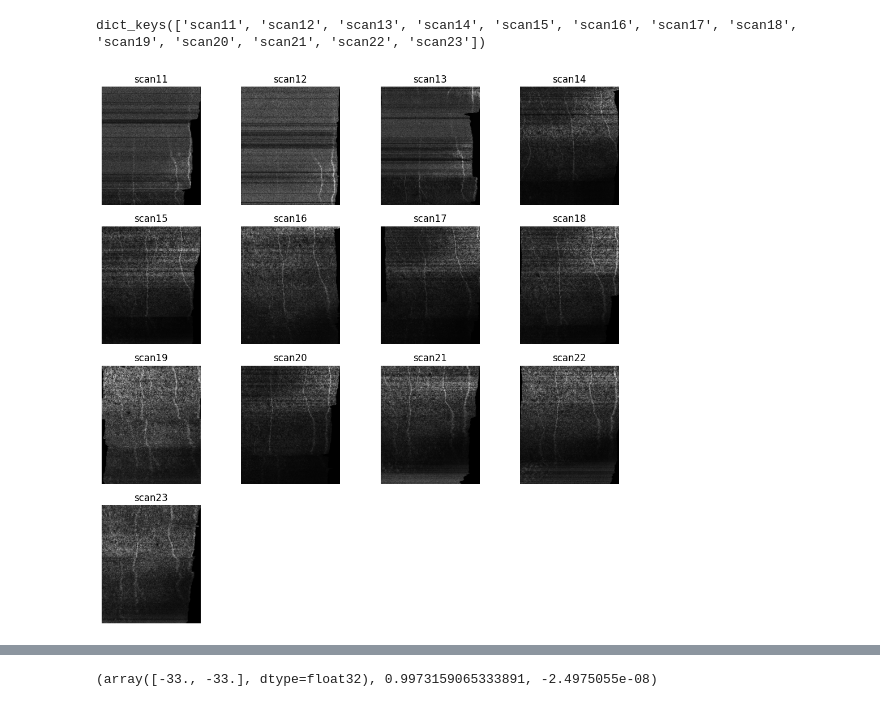
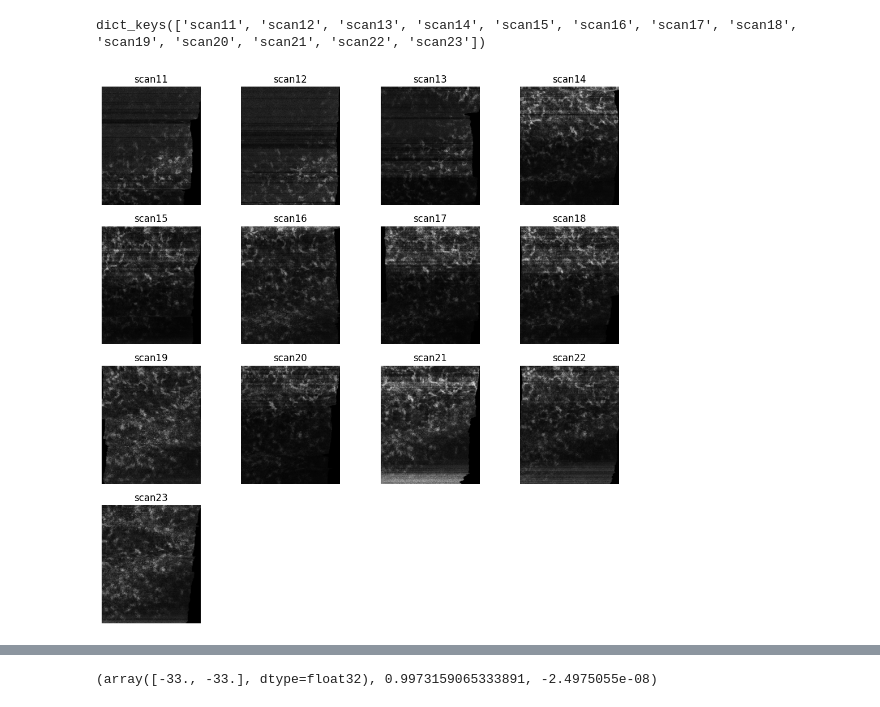
Before and after one commit to AKA2320/OCT_RA, a Jupyter notebook: volume_data/patrice_11_19_2024_timelapse/volume_eye_4.ipynb, the cells around one changed output, grey strips where cells are left out. Drawn from its saved outputs; the diff is of its cells as text; code cells hidden in the pictures.

```diff
--- a/volume_data/patrice_11_19_2024_timelapse/volume_eye_4.ipynb
+++ b/volume_data/patrice_11_19_2024_timelapse/volume_eye_4.ipynb
@@ -295,9 +295,11 @@ def ants_all_trans(data):
         temp_tform_manual = AffineTransform(translation=(0,0))
         temp_manual = temp_img.copy()
         for _ in range(5):
-            move = minz(method='powell',fun = mse_fun_tran,x0 =(0),
-                        args = (data[i][UP:DOWN][:,:50]
-                                ,temp_manual[:,:50]))['x']
+            move = optimize.dual_annealing(shift_ncc, bounds = ([[-100,100]])
+                                        ,args = (reg_nerve_images[9][row:row+10],reg_nerve_images[8][row:row+10]))['x']
+            # move = minz(method='powell',fun = mse_fun_tran,x0 =(0),
+            #             args = (data[i][UP:DOWN][:,:50]
+            #                     ,temp_manual[:,:50]))['x']
             temp_transform = AffineTransform(translation=(0,move[0]))
             temp_manual = warp(temp_manual, temp_transform,order=3)
             temp_tform_manual = np.dot(temp_tform_manual,temp_transform)
@@ -440,18 +442,18 @@ dict_keys(['scan11', 'scan12', 'scan13', 'scan14', 'scan15', 'scan16', 'scan17',
 # %%
 grid_size = int(np.ceil(np.sqrt(len(all_reg))))
 fig, axes = plt.subplots(grid_size, grid_size, figsize=(10, 10))
 axes = axes.flatten()
 
 for i,j in enumerate(all_reg):
-    axes[i].imshow(equalize_adapthist(min_max(np.mean(datas[j].transpose(1,0,2)[1428:1436],axis=0))), cmap='gray')
+    axes[i].imshow(equalize_adapthist(min_max(np.mean(datas[j].transpose(1,0,2)[1400:1412],axis=0))), cmap='gray')
     axes[i].set_title(all_reg[i])
     axes[i].axis('off')  # Turn off axis labels
 
 # If the number of images doesn't perfectly fill the grid, hide extra subplots
 for i in range(len(all_reg), len(axes)):
     axes[i].axis('off')
 
 plt.tight_layout()
 plt.show()
 # %% [output]
-[figure, old version]
+[figure, new version]
```
Also changed, not shown: parts of 19 cells of this notebook.
